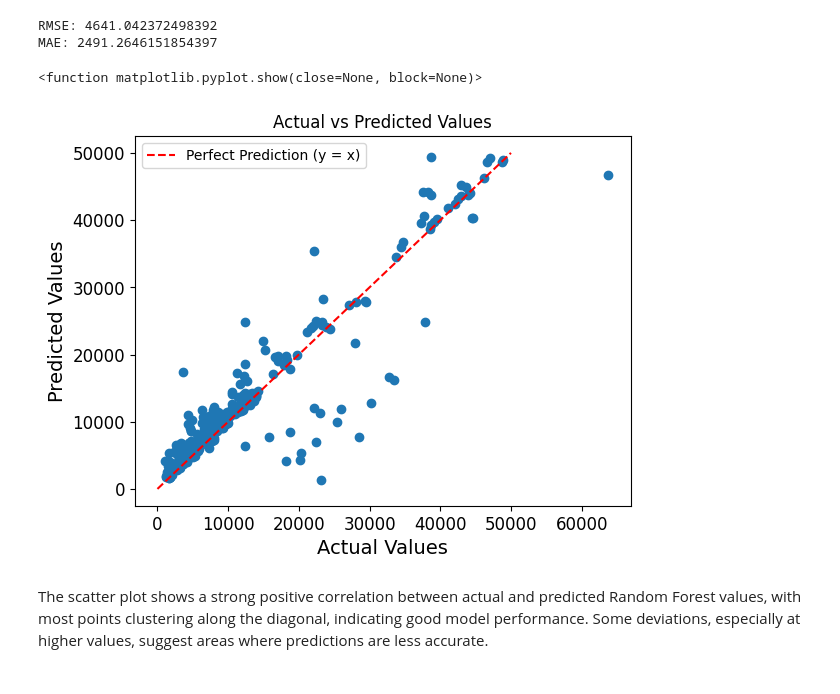
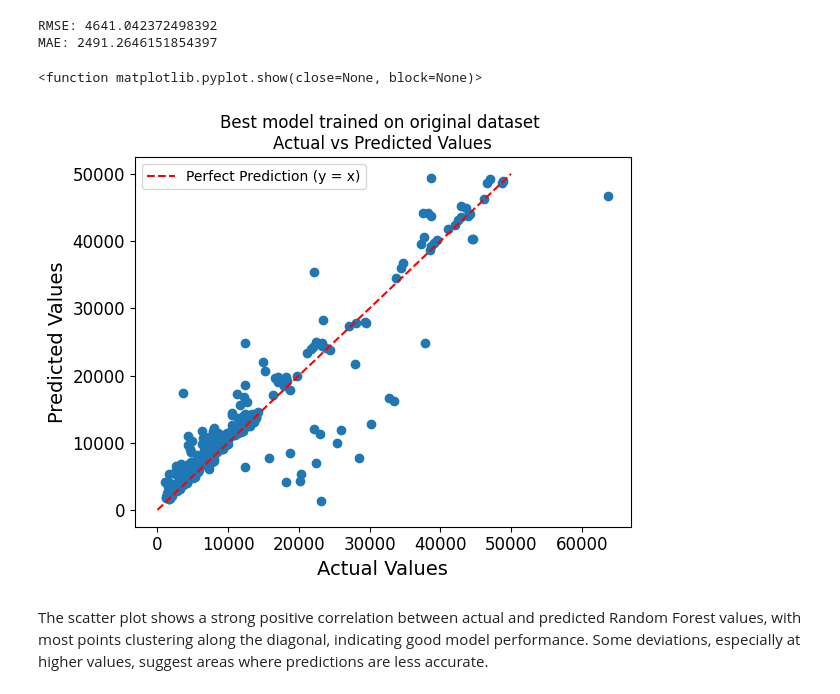
Before and after one commit to Ahsanfyfy/Project-Group-3, a Jupyter notebook: predictions.ipynb, the cells around one changed output. Saved outputs shown, nothing was run; the diff lists cells and outputs as text; code cells hidden in the pictures.

Commit message:
Add title FINAL

```diff
--- a/predictions.ipynb
+++ b/predictions.ipynb
@@ -70,20 +70,20 @@ MAE: 2491.2646151854397
 # %%
 plt.plot(ytest, predictions_original, 'o')
 
 # Adding a perfect prediction line (y = x)
 x = np.linspace(0, 50000, 100)
 y = x
 
 plt.plot(x, y, 'r--', label='Perfect Prediction (y = x)')
 
-plt.title('Actual vs Predicted Values')
+plt.title('Best model trained on original dataset \nActual vs Predicted Values')
 plt.xlabel('Actual Values')
 plt.ylabel('Predicted Values')
 plt.legend()
 plt.show
 # %% [output]
 <function matplotlib.pyplot.show(close=None, block=None)>
-[figure, old version]
+[figure, new version]
 # %% [markdown]
 The scatter plot shows a strong positive correlation between actual and predicted Random Forest values, with most points clustering along the diagonal, indicating good model performance. Some deviations, especially at higher values, suggest areas where predictions are less accurate.
 # %%
```
Also changed, not shown: parts of 3 cells of this notebook.
